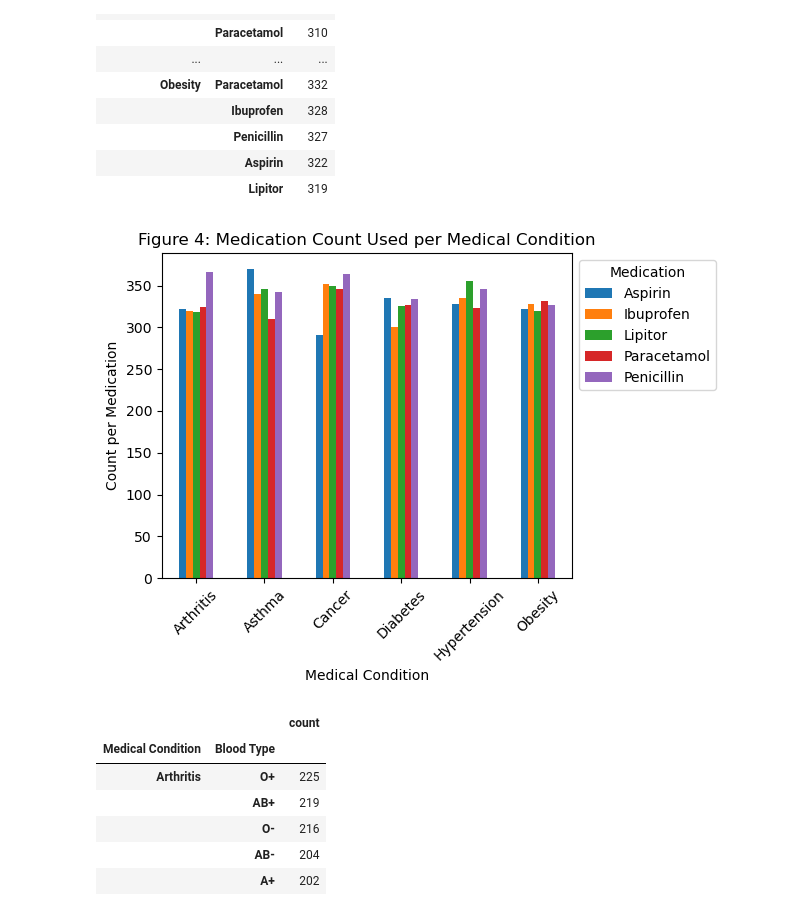
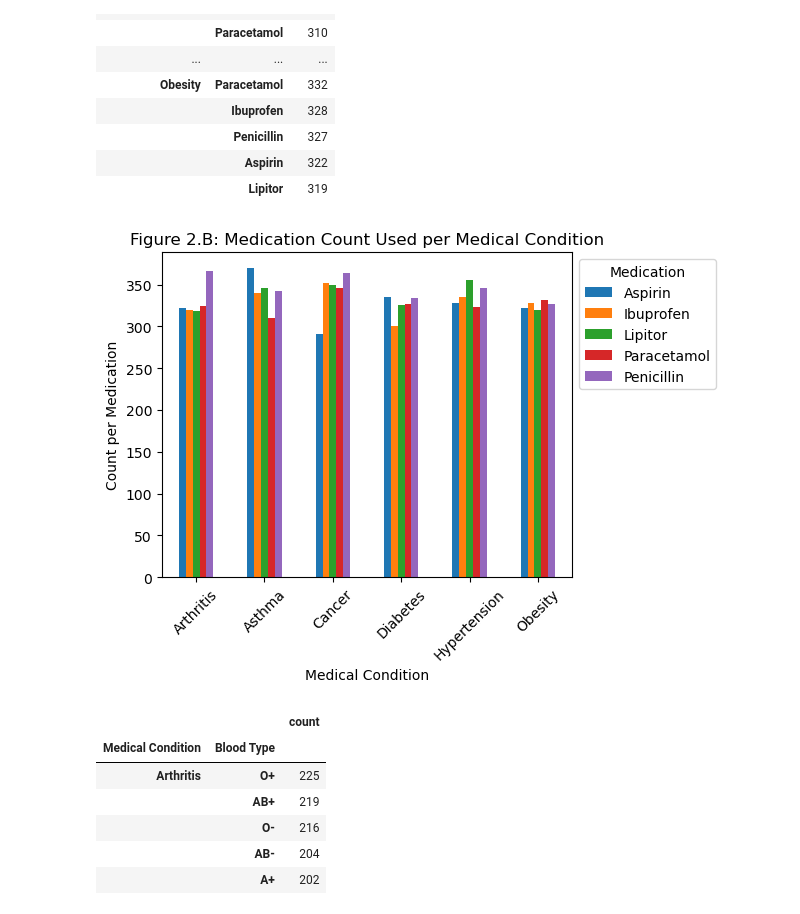
Before and after one commit to Handro4/Bootcamp-Project1, a Jupyter notebook: main.py/Healthcare.ipynb, the cells around one changed output. Saved outputs shown, nothing was run; the diff lists cells and outputs as text; code cells hidden in the pictures.

```diff
--- a/main.py/Healthcare.ipynb
+++ b/main.py/Healthcare.ipynb
@@ -259,16 +259,16 @@ condition_medication
 # %%
 condition_medication['count'].unstack().plot(kind='bar')
 
 # Add labels and title
 plt.xlabel('Medical Condition')
 plt.xticks(rotation=45, ha='center')
 plt.ylabel('Count per Medication')
-plt.title('Figure 4: Medication Count Used per Medical Condition')
+plt.title('Figure 2.B: Medication Count Used per Medical Condition')
 plt.legend(title='Medication', bbox_to_anchor=(1, 1), loc='best')
 #plt.figure(figsize=(10, 6))
 plt.tight_layout()
 # %% [output]
-[figure, old version]
+[figure, new version]
 # %%
 condition_blood_type = new_metadata.groupby("Medical Condition")["Blood Type"].value_counts()
 condition_blood_type = pd.DataFrame(condition_blood_type)
```
Also changed, not shown: parts of 8 cells of this notebook, 19 other files.
